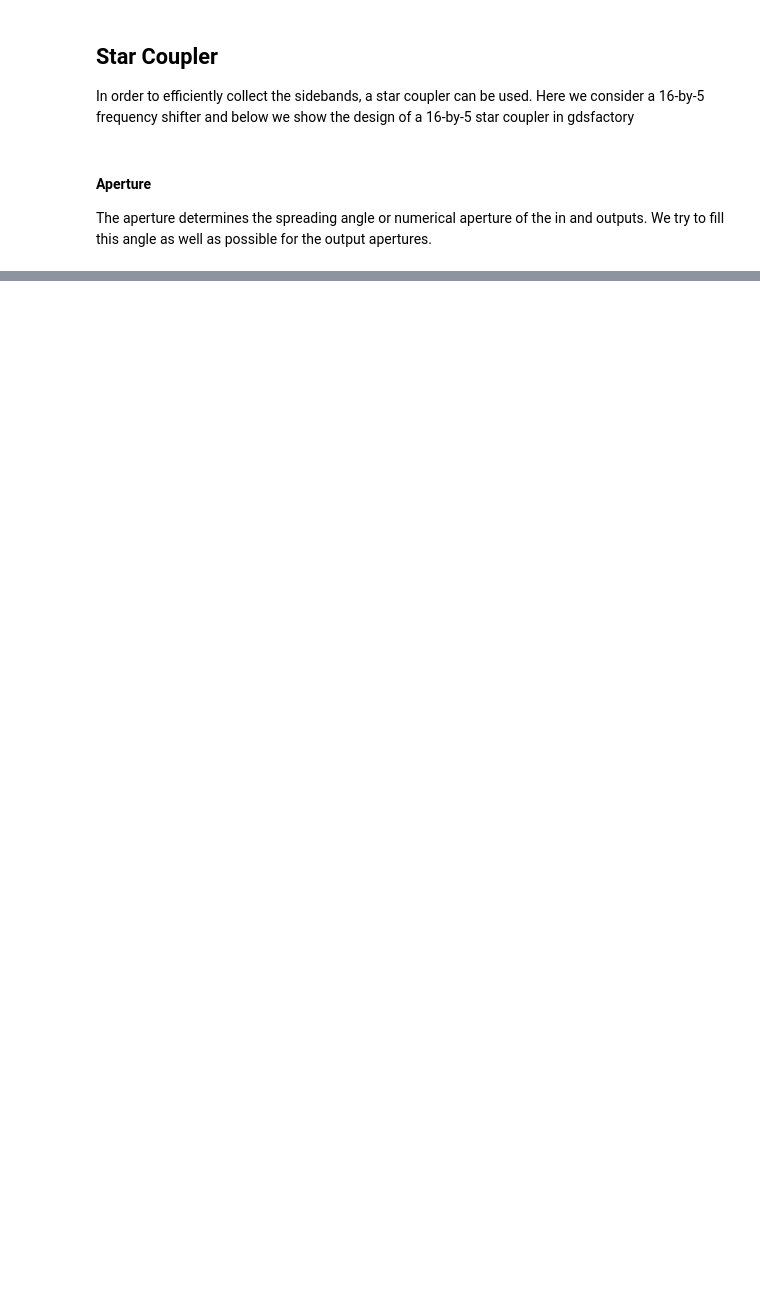
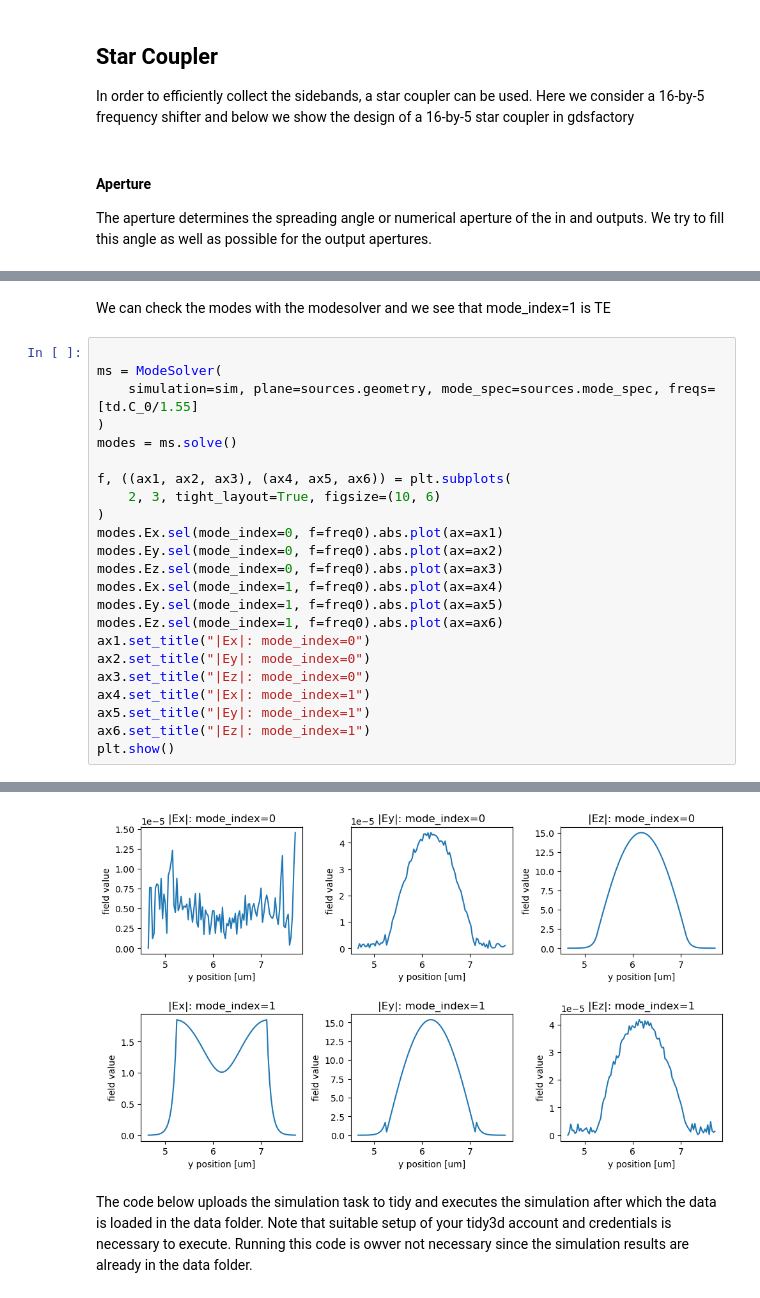
Before and after one commit to edieussa/multibeam_fshifter, a Jupyter notebook: multibeam_fshifter.ipynb, the cells around one changed output, grey strips where cells are left out. Drawn from its saved outputs; the diff is of its cells as text; blank space fills up the shorter version.

```diff
--- a/multibeam_fshifter.ipynb
+++ b/multibeam_fshifter.ipynb
@@ -318,0 +273,26 @@ web.monitor(task_id, verbose = True)
+# %% [markdown]
+We can check the modes with the modesolver and we see that mode_index=1 is TE
+# %%
+
+ms = ModeSolver(
+    simulation=sim, plane=sources.geometry, mode_spec=sources.mode_spec, freqs=[td.C_0/1.55]
+)
+modes = ms.solve()
+
+f, ((ax1, ax2, ax3), (ax4, ax5, ax6)) = plt.subplots(
+    2, 3, tight_layout=True, figsize=(10, 6)
+)
+modes.Ex.sel(mode_index=0, f=freq0).abs.plot(ax=ax1)
+modes.Ey.sel(mode_index=0, f=freq0).abs.plot(ax=ax2)
+modes.Ez.sel(mode_index=0, f=freq0).abs.plot(ax=ax3)
+modes.Ex.sel(mode_index=1, f=freq0).abs.plot(ax=ax4)
+modes.Ey.sel(mode_index=1, f=freq0).abs.plot(ax=ax5)
+modes.Ez.sel(mode_index=1, f=freq0).abs.plot(ax=ax6)
+ax1.set_title("|Ex|: mode_index=0")
+ax2.set_title("|Ey|: mode_index=0")
+ax3.set_title("|Ez|: mode_index=0")
+ax4.set_title("|Ex|: mode_index=1")
+ax5.set_title("|Ey|: mode_index=1")
+ax6.set_title("|Ez|: mode_index=1")
+plt.show()
+# %% [output]
@@ -319 +301,4 @@ web.monitor(task_id, verbose = True)
+[figure, added]
+# %% [markdown]
+The code below uploads the simulation task to tidy and executes the simulation after which the data is loaded in the data folder. Note that suitable setup of your tidy3d account and credentials is necessary to execute. Running this code is owver not necessary since the simulation results are already in the data folder.
 # %%
```
Also changed, not shown: parts of 29 cells of this notebook, 1 other file.
